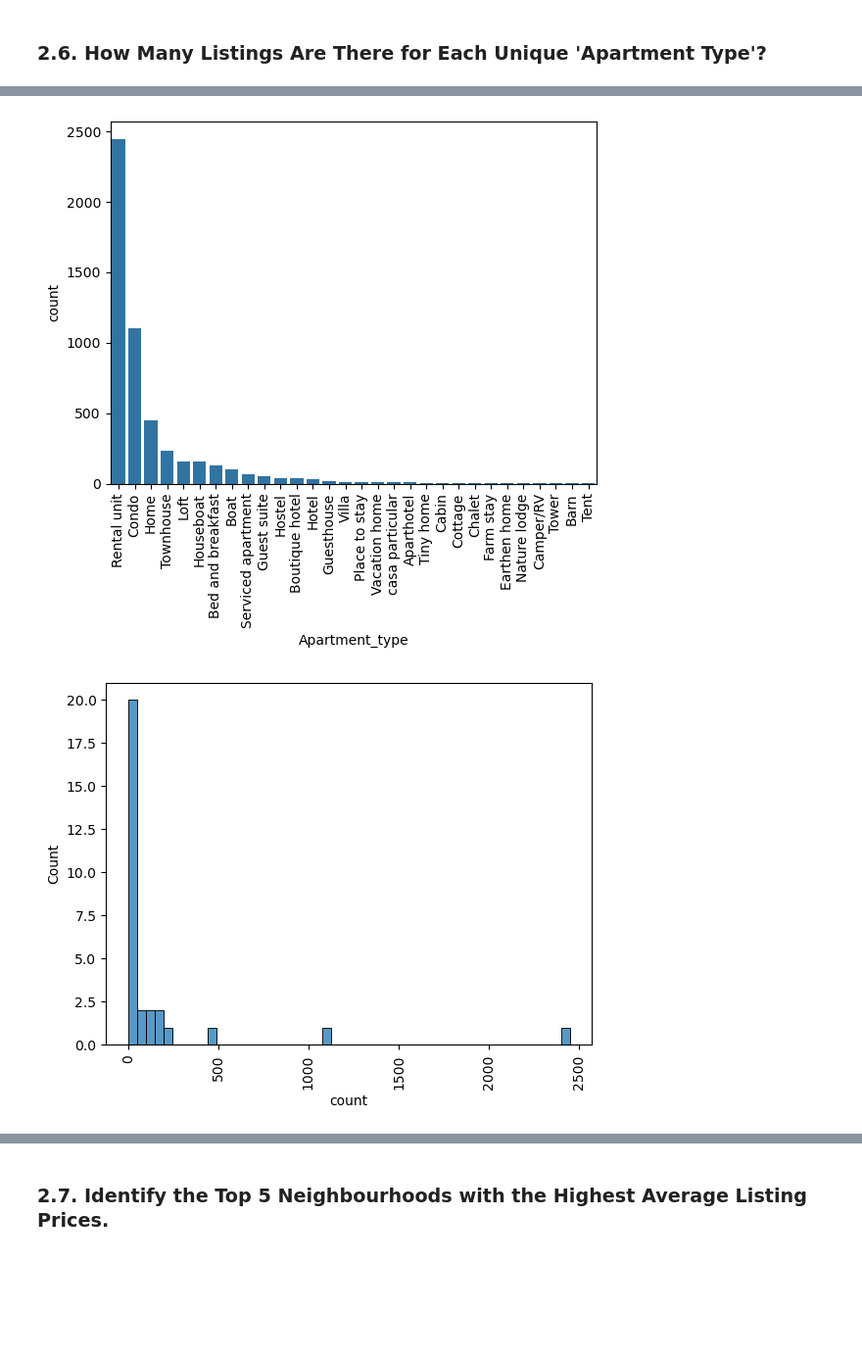
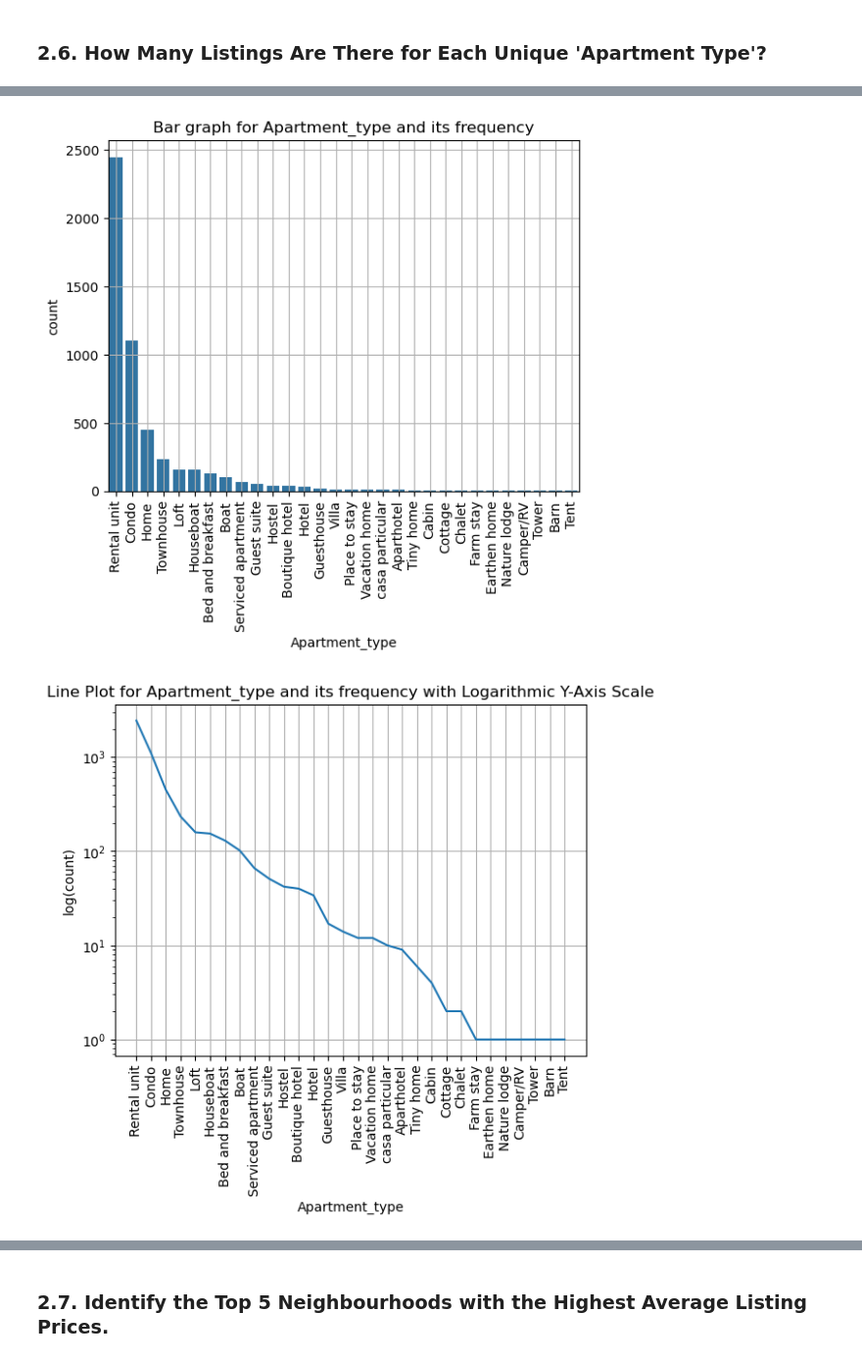
Before and after one commit to buddhathapa12/PrespectiveOnDataScience, a Jupyter notebook: airbnbDataAnalysis/E923Q669_CS746_HW1_EDA.ipynb, the cells around one changed output, grey strips where cells are left out. Shown at 98% size. Cells and saved outputs as stored; diff of their text form; code cells hidden in the pictures; blank space fills up the shorter version.

Commit message:
Added explanation and few graphs

```diff
--- a/airbnbDataAnalysis/E923Q669_CS746_HW1_EDA.ipynb
+++ b/airbnbDataAnalysis/E923Q669_CS746_HW1_EDA.ipynb
@@ -573,13 +566,38 @@ Name: count, dtype: int64
 # %%
 # 2.6.2 Plot the frequency distribution of 'Apartment_type'
 sns.barplot(data= frequencyOfUniqueApartmentType)
 plt.xticks(rotation = 90)
+plt.grid(True)
+plt.title("Bar graph for Apartment_type and its frequency")
+plt.show()
+
+sns.lineplot(data = frequencyOfUniqueApartmentType)
+plt.title("Line Plot for Apartment_type and its frequency with Logarithmic Y-Axis Scale")
+plt.yscale('log')
+plt.ylabel('log(count)')
+plt.grid(True)
+plt.xticks(rotation = 90)
+plt.show()
+
+plt.subplots(figsize = (15, 10))
+plt.pie(x = frequencyOfUniqueApartmentType)
+plt.title("Pie Plot for Apartment_type and its frequency")
+plt.legend(labels=frequencyOfUniqueApartmentType.index, bbox_to_anchor=(1, 1))
 plt.show()
 
 
-sns.histplot(frequencyOfUniqueApartmentType, bins=50)
+sns.scatterplot(frequencyOfUniqueApartmentType, color="red")
+plt.grid(True)
+plt.title('Dot Plot of frequency of Apartment type')
 plt.xticks(rotation = 90)
 plt.show()
+
+sns.stripplot(x=frequencyOfUniqueApartmentType.index, y=frequencyOfUniqueApartmentType.values, jitter=True, color='orange')
+plt.title('Strip Plot of apartment type and its frequency with logarithmic y-axis scale')
+plt.xticks(rotation = 90)
+plt.yscale('log')
+plt.ylabel('log(count)')
+plt.show()
 # %% [output]
-[figure, old version]
+[figure, new version]
-[figure, old version]
+[figure, new version]
```
Also changed, not shown: parts of 9 cells of this notebook.
